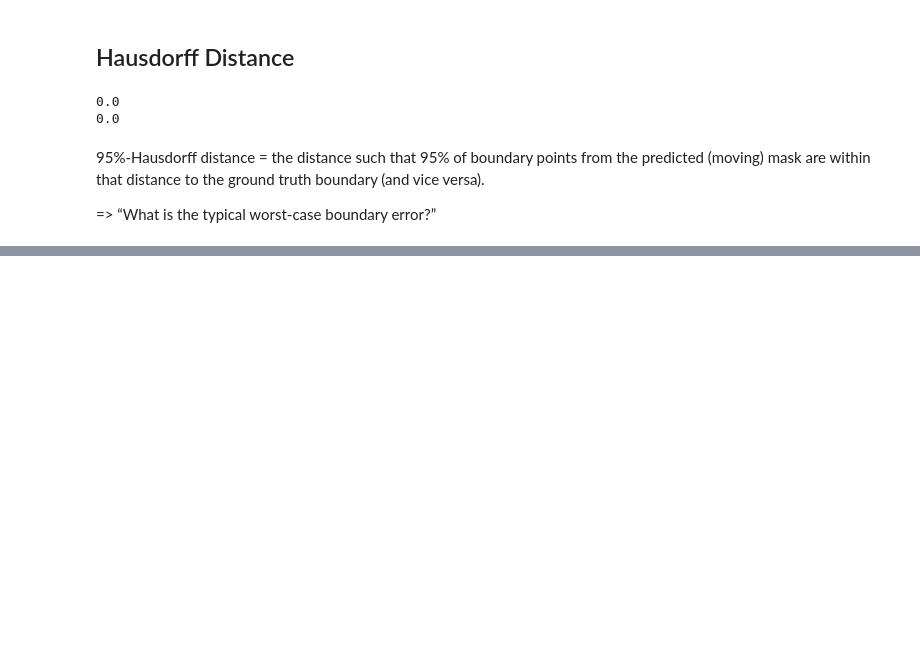
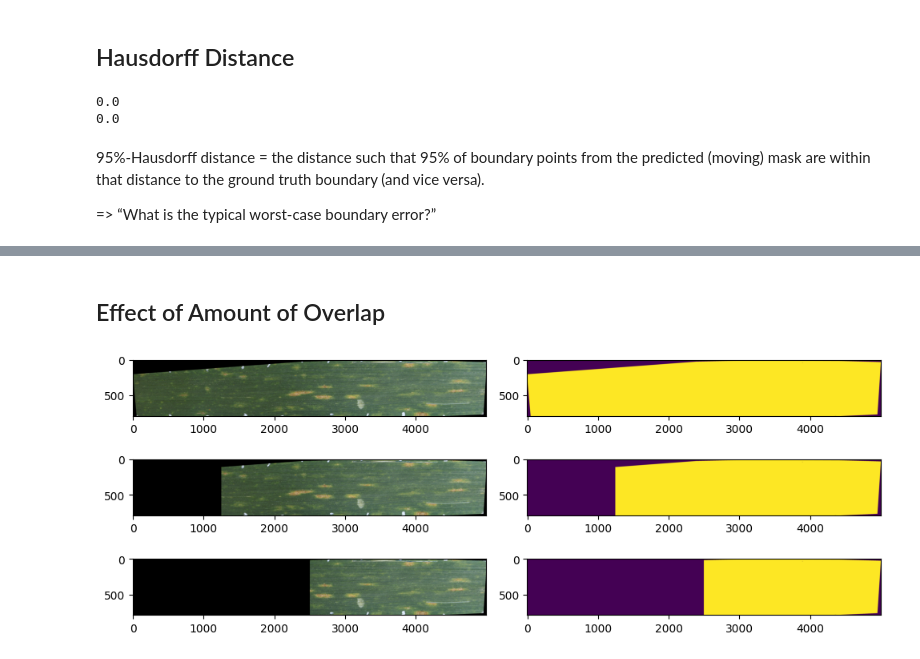
Before and after one commit to eboesch/LeafAlignment, a Jupyter notebook: Metrics.ipynb, the cells around one changed output, grey strips where cells are left out. Saved outputs shown, nothing was run; the diff lists cells and outputs as text; code cells hidden in the pictures; blank space fills up the shorter version.

```diff
--- a/Metrics.ipynb
+++ b/Metrics.ipynb
@@ -378,0 +461,28 @@ print(hausdorff(None, fixed_mask, None, fixed_mask).item())
+# %% [markdown]
+## Effect of Amount of Overlap
+# %%
+img_og = moving
+mask_og = moving_mask
+# %%
+width = img_og.shape[3]
+img_quarter_black = img_og.detach().clone()
+mask_quarter_black = mask_og.detach().clone()
+img_half_black = img_og.detach().clone()
+mask_half_black = mask_og.detach().clone()
+
+img_quarter_black[:, :, :, :int(width/4)] = 0
+mask_quarter_black[:, :, :, :int(width/4)] = 0
+img_half_black[:, :, :, :int(width/2)] = 0
+mask_half_black[:, :, :, :int(width/2)] = 0
+# %%
+fig, ax= plt.subplots(3,2, figsize=(10,4))
+ax[0,0].imshow(K.tensor_to_image(img_og))
+ax[0,1].imshow(K.tensor_to_image(mask_og))
+ax[1,0].imshow(K.tensor_to_image(img_quarter_black))
+ax[1,1].imshow(K.tensor_to_image(mask_quarter_black))
+ax[2,0].imshow(K.tensor_to_image(img_half_black))
+ax[2,1].imshow(K.tensor_to_image(mask_half_black))
+plt.tight_layout()
+plt.show()
+# %% [output]
+[figure, added]
```
Also changed, not shown: parts of 28 cells of this notebook, 5 other files.
